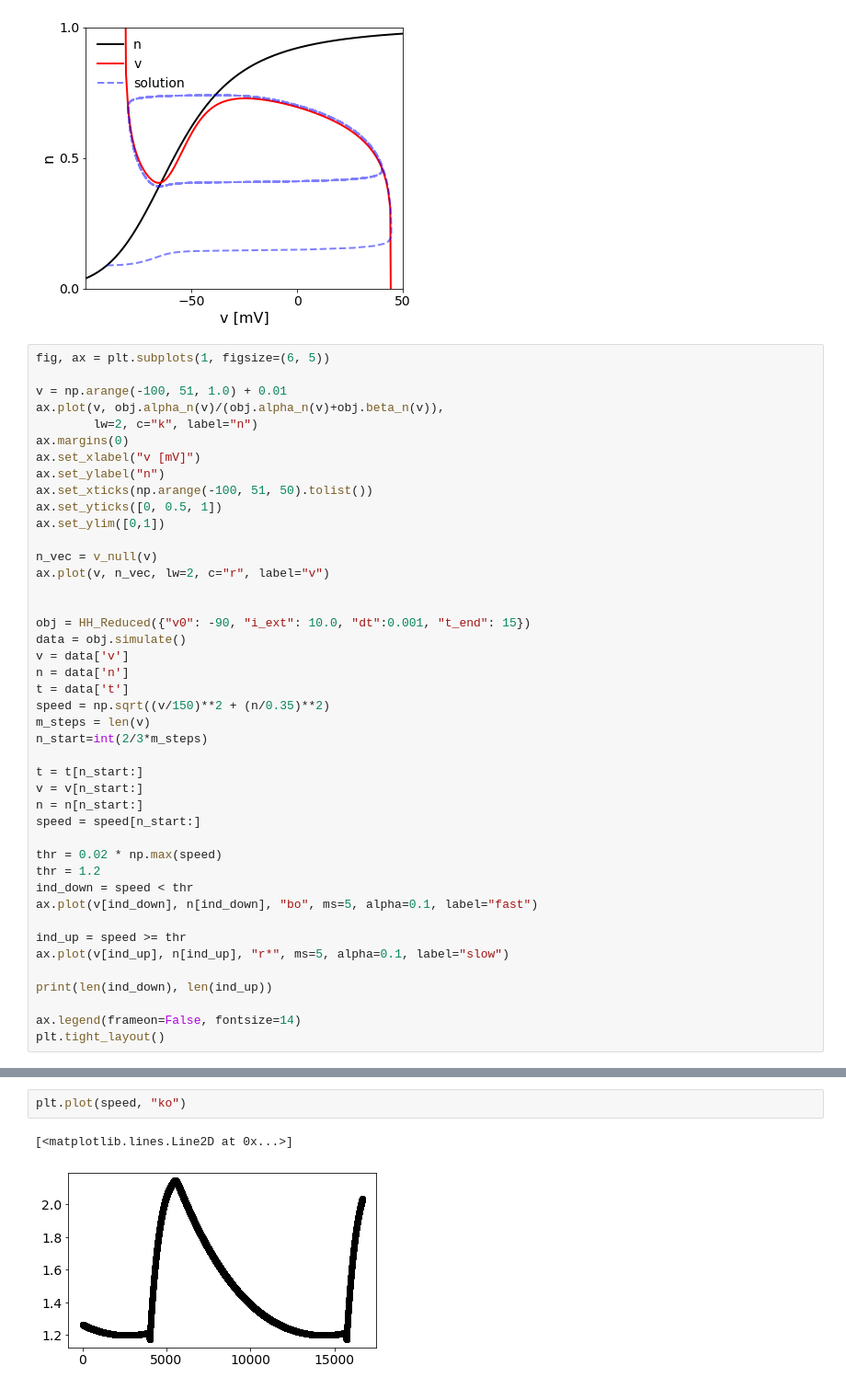
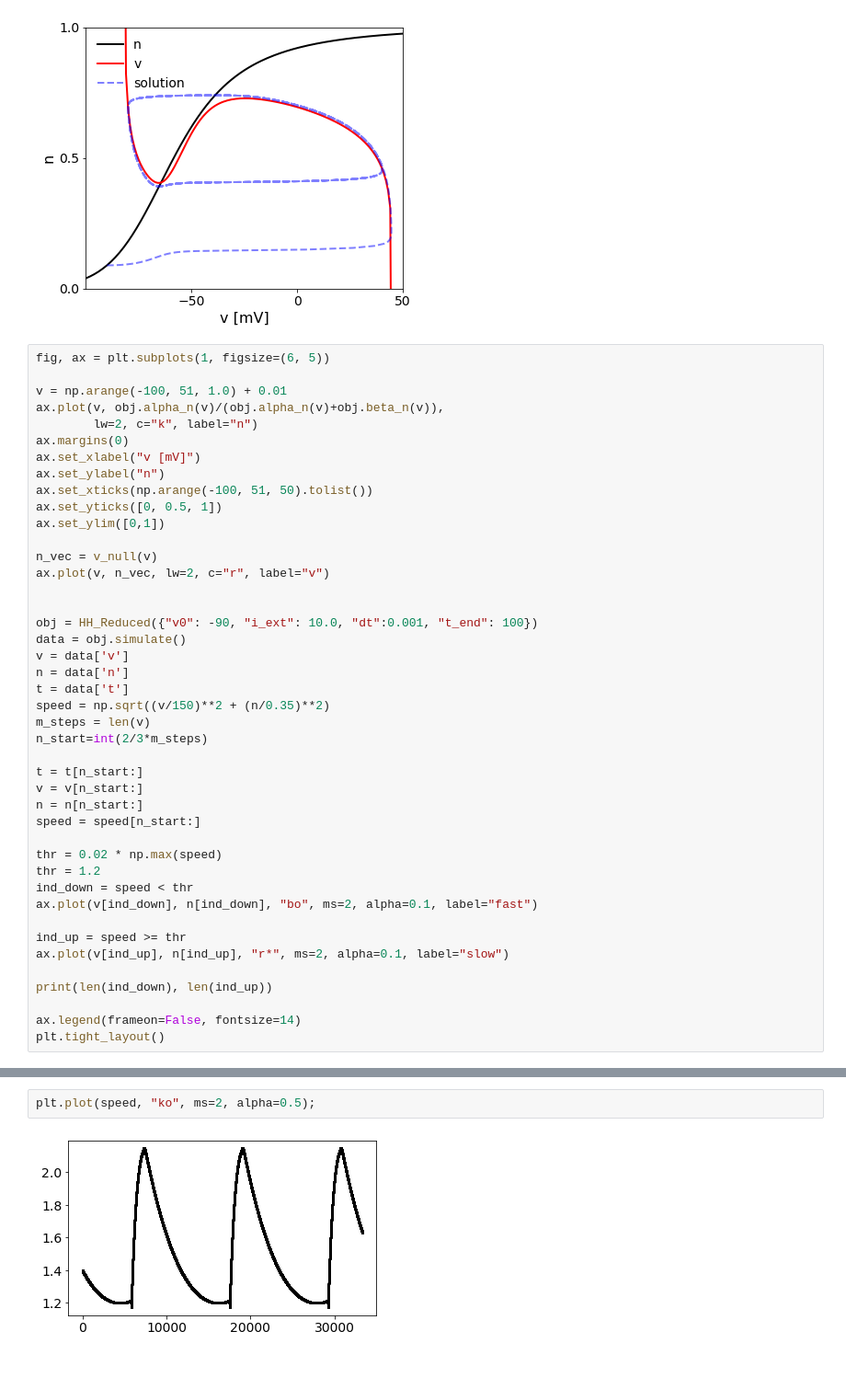
Before and after one commit to Ziaeemehr/mndynamics, a Jupyter notebook: mndynamics/examples/Chap_10.ipynb, the cells around one changed output, grey strips where cells are left out. Shown: that part at 92% size. Drawn from its saved outputs; the diff is of its cells as text.

```diff
--- a/mndynamics/examples/Chap_10.ipynb
+++ b/mndynamics/examples/Chap_10.ipynb
@@ -144,7 +144,7 @@ n_vec = v_null(v)
 ax.plot(v, n_vec, lw=2, c="r", label="v")
 
 
-obj = HH_Reduced({"v0": -90, "i_ext": 10.0, "dt":0.001, "t_end": 15})
+obj = HH_Reduced({"v0": -90, "i_ext": 10.0, "dt":0.001, "t_end": 100})
 data = obj.simulate()
 v = data['v']
 n = data['n']
@@ -161,10 +161,10 @@ speed = speed[n_start:]
 thr = 0.02 * np.max(speed)
 thr = 1.2
 ind_down = speed < thr
-ax.plot(v[ind_down], n[ind_down], "bo", ms=5, alpha=0.1, label="fast")
+ax.plot(v[ind_down], n[ind_down], "bo", ms=2, alpha=0.1, label="fast")
 
 ind_up = speed >= thr
-ax.plot(v[ind_up], n[ind_up], "r*", ms=5, alpha=0.1, label="slow")
+ax.plot(v[ind_up], n[ind_up], "r*", ms=2, alpha=0.1, label="slow")
 
 print(len(ind_down), len(ind_up))
 
@@ -176,5 +176,4 @@ plt.tight_layout()
 # %%
-plt.plot(speed, "ko")
+plt.plot(speed, "ko", ms=2, alpha=0.5);
 # %% [output]
-[<matplotlib.lines.Line2D at 0x...>]
-[figure, old version]
+[figure, new version]
```
Also changed, not shown: parts of 3 cells of this notebook, 1 other file.
